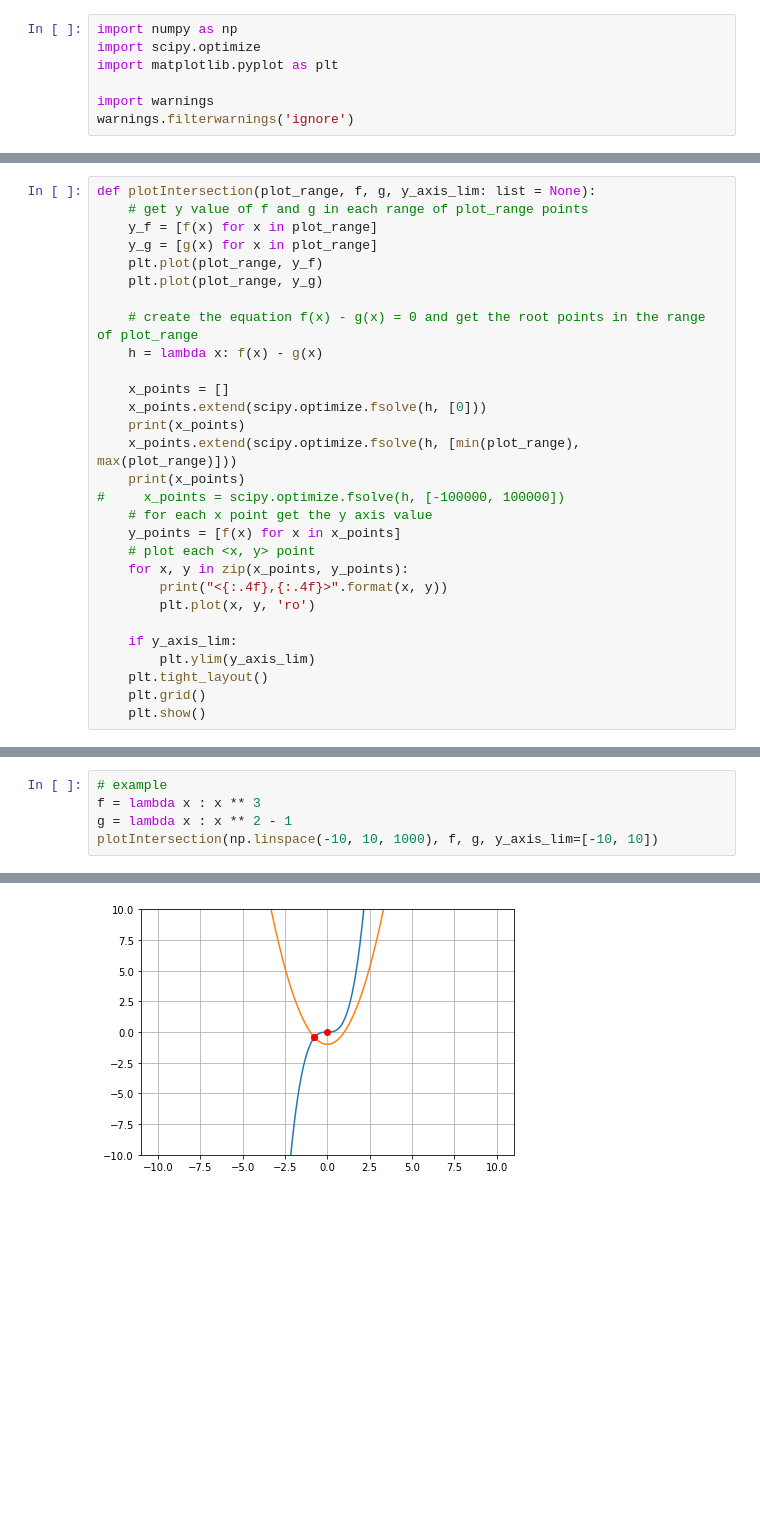
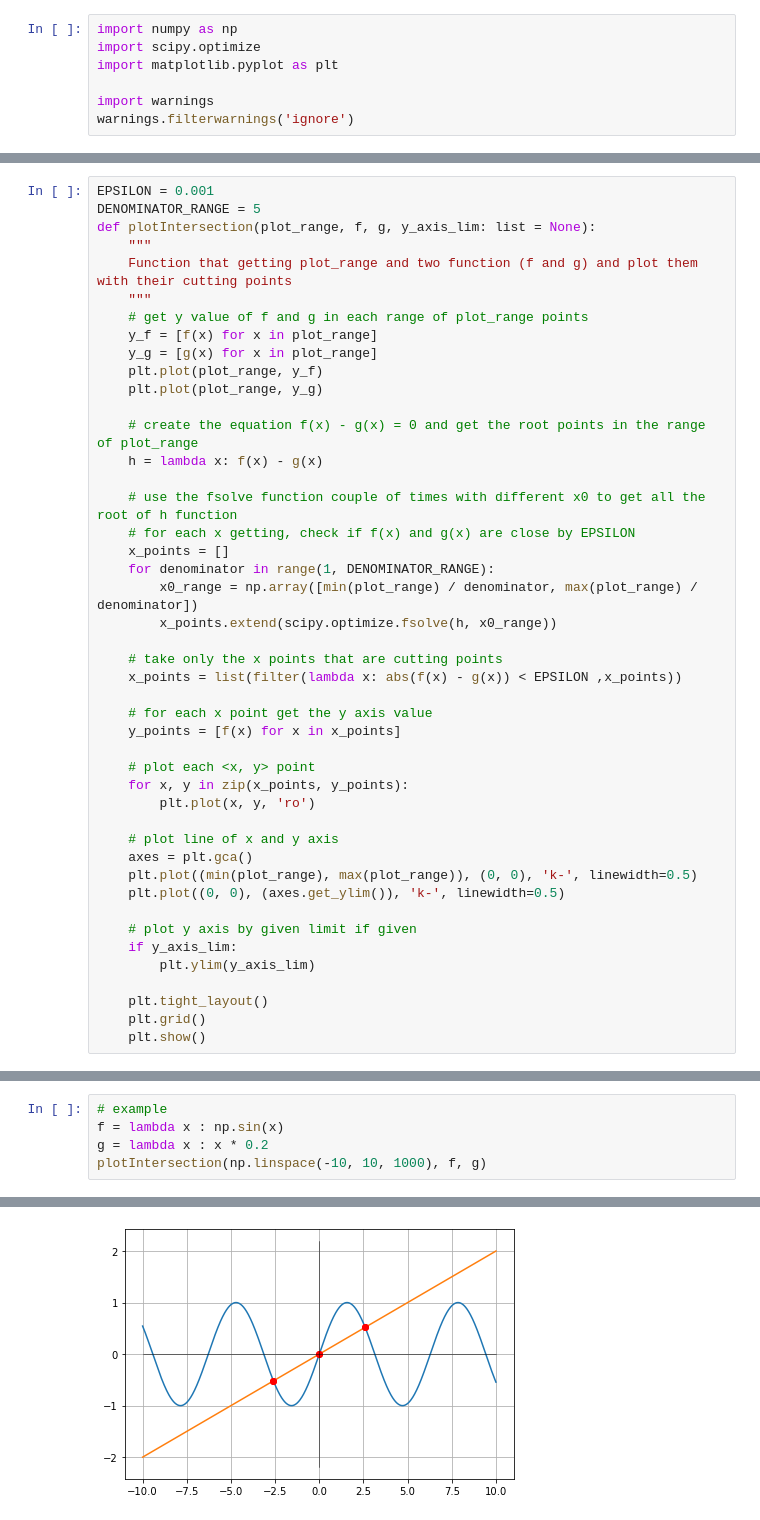
Before and after one commit to kggold4/programming-research-algorithms-assignments, a Jupyter notebook: Python/Ex6/Ex6.ipynb, the cells around one changed output, grey strips where cells are left out. Saved outputs shown, nothing was run; the diff lists cells and outputs as text; blank space fills up the shorter version.

```diff
--- a/Python/Ex6/Ex6.ipynb
+++ b/Python/Ex6/Ex6.ipynb
@@ -8,5 +10,10 @@ warnings.filterwarnings('ignore')
 # %%
+EPSILON = 0.001
+DENOMINATOR_RANGE = 5
 def plotIntersection(plot_range, f, g, y_axis_lim: list = None):
+    """
+    Function that getting plot_range and two function (f and g) and plot them with their cutting points
+    """
     # get y value of f and g in each range of plot_range points
     y_f = [f(x) for x in plot_range]
     y_g = [g(x) for x in plot_range]
@@ -16,21 +23,32 @@ def plotIntersection(plot_range, f, g, y_axis_lim: list = None):
     # create the equation f(x) - g(x) = 0 and get the root points in the range of plot_range
     h = lambda x: f(x) - g(x)
 
+    # use the fsolve function couple of times with different x0 to get all the root of h function
+    # for each x getting, check if f(x) and g(x) are close by EPSILON
     x_points = []
-    x_points.extend(scipy.optimize.fsolve(h, [0]))
-    print(x_points)
-    x_points.extend(scipy.optimize.fsolve(h, [min(plot_range), max(plot_range)]))
-    print(x_points)
-#     x_points = scipy.optimize.fsolve(h, [-100000, 100000])
+    for denominator in range(1, DENOMINATOR_RANGE):
+        x0_range = np.array([min(plot_range) / denominator, max(plot_range) / denominator])
+        x_points.extend(scipy.optimize.fsolve(h, x0_range))
+
+    # take only the x points that are cutting points
+    x_points = list(filter(lambda x: abs(f(x) - g(x)) < EPSILON ,x_points))
+
     # for each x point get the y axis value
     y_points = [f(x) for x in x_points]
+
     # plot each <x, y> point
     for x, y in zip(x_points, y_points):
-        print("<{:.4f},{:.4f}>".format(x, y))
         plt.plot(x, y, 'ro')
 
+    # plot line of x and y axis
+    axes = plt.gca()
+    plt.plot((min(plot_range), max(plot_range)), (0, 0), 'k-', linewidth=0.5)
+    plt.plot((0, 0), (axes.get_ylim()), 'k-', linewidth=0.5)
+
+    # plot y axis by given limit if given
     if y_axis_lim:
         plt.ylim(y_axis_lim)
+
     plt.tight_layout()
     plt.grid()
     plt.show()
@@ -49,6 +62,6 @@ plotIntersection(np.linspace(-10, 10, 100), f, g)
 # %%
 # example
-f = lambda x : x ** 3
-g = lambda x : x ** 2 - 1
-plotIntersection(np.linspace(-10, 10, 1000), f, g, y_axis_lim=[-10, 10])
+f = lambda x : np.sin(x)
+g = lambda x : x * 0.2
+plotIntersection(np.linspace(-10, 10, 1000), f, g)
 # %% [output]
@@ -60,3 +68,3 @@ plotIntersection(np.linspace(-10, 10, 1000), f, g, y_axis_lim=[-10, 10])
-[figure, old version]
+[figure, new version]
 # %%
 # example
```
Also changed, not shown: parts of 15 cells of this notebook, 1 other file.
